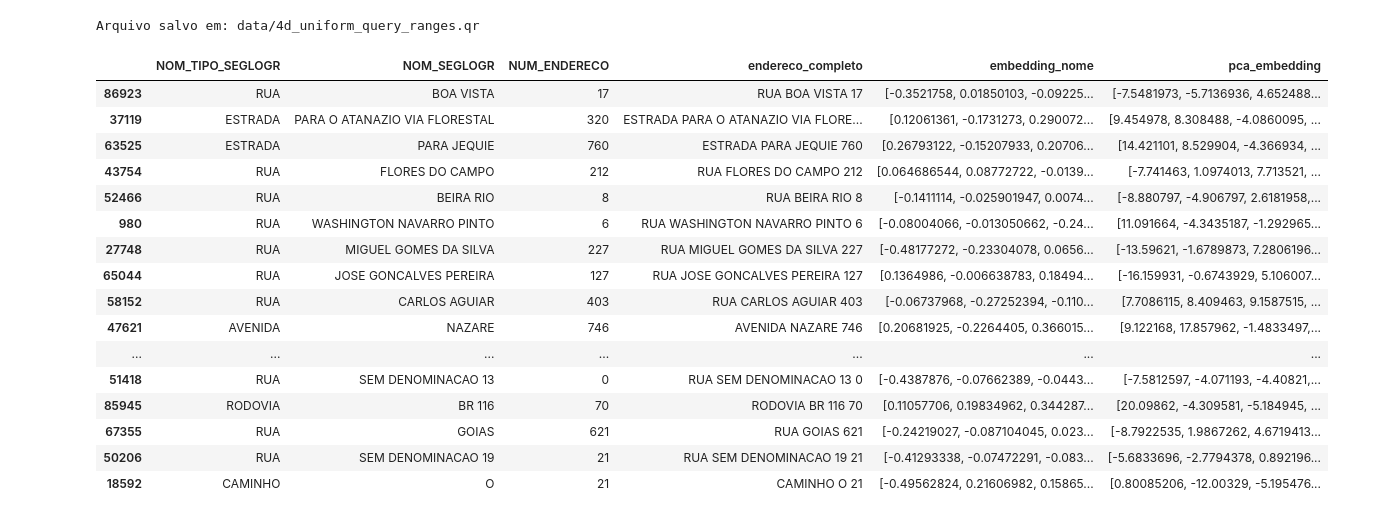
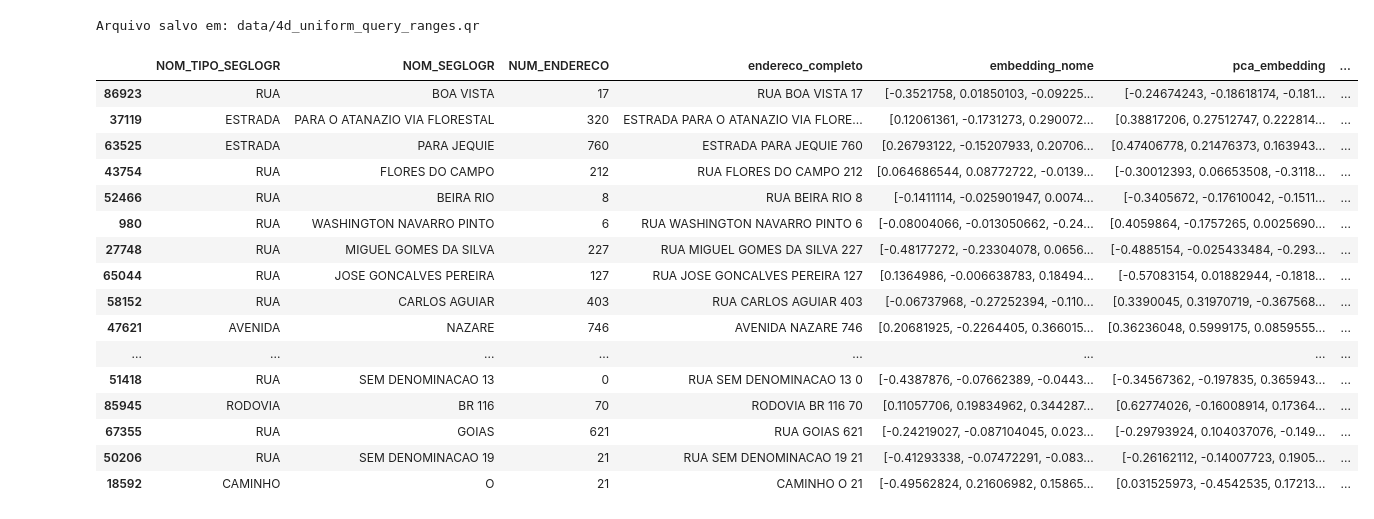
Before and after one commit to GuilhermeWaldschmidtPereira/LISA, a Jupyter notebook: 4d_uniform/main2.ipynb, the cells around one changed output. Saved outputs shown, nothing was run; the diff lists cells and outputs as text; code cells hidden in the pictures.

Commit message:
Funcionando para busca de ponto

```diff
--- a/4d_uniform/main2.ipynb
+++ b/4d_uniform/main2.ipynb
@@ -132,14 +132,20 @@ scaler = StandardScaler()
 X = np.stack(df_corrupto["embedding_nome"].values)
 X_scaled = scaler.fit_transform(X)
 pca = PCA(n_components=4)
-df_corrupto["pca_embedding"] = list(pca.fit_transform(X_scaled))
+df_corrupto["pca_embedding"] = list(
+    (pca.fit_transform(X_scaled / np.linalg.norm(X_scaled, axis=1, keepdims=True)) - np.min(X_scaled)) /
+    (np.max(X_scaled) - np.min(X_scaled))
+)
 # %%
 # Aplicando PCA
 scaler = StandardScaler()
 X = np.stack(df_aux["embedding_nome"].values)
 X_scaled = scaler.fit_transform(X)
 pca = PCA(n_components=4)
-df_aux["pca_embedding"] = list(pca.fit_transform(X_scaled))
+df_aux["pca_embedding"] = list(
+    (pca.fit_transform(X_scaled / np.linalg.norm(X_scaled, axis=1, keepdims=True)) - np.min(X_scaled)) /
+    (np.max(X_scaled) - np.min(X_scaled))
+)
 # %%
 df_corrupto
 # %% [output]
@@ -229,25 +240,25 @@ Arquivo salvo em: data/4d_uniform_query_ranges.qr
 # %%
 indexes_corruptos = df_corrupto.index.tolist()
 
-df_aux.loc[indexes_corruptos]
+df_aux.loc[indexes_corruptos].assign(Contador=range(1, len(indexes_corruptos) + 1))
 # %% [output]
-|  | NOM_TIPO_SEGLOGR | NOM_SEGLOGR | NUM_ENDERECO | endereco_completo | embedding_nome | pca_embedding |
-| 86923 | RUA | BOA VISTA | 17 | RUA BOA VISTA 17 | [-0.3521758, 0.01850103, -0.09225... | [-7.5481973, -5.7136936, 4.652488... |
-| 37119 | ESTRADA | PARA O ATANAZIO VIA FLORESTAL | 320 | ESTRADA PARA O ATANAZIO VIA FLORE... | [0.12061361, -0.1731273, 0.290072... | [9.454978, 8.308488, -4.0860095, ... |
-| 63525 | ESTRADA | PARA JEQUIE | 760 | ESTRADA PARA JEQUIE 760 | [0.26793122, -0.15207933, 0.20706... | [14.421101, 8.529904, -4.366934, ... |
-| 43754 | RUA | FLORES DO CAMPO | 212 | RUA FLORES DO CAMPO 212 | [0.064686544, 0.08772722, -0.0139... | [-7.741463, 1.0974013, 7.713521, ... |
-| 52466 | RUA | BEIRA RIO | 8 | RUA BEIRA RIO 8 | [-0.1411114, -0.025901947, 0.0074... | [-8.880797, -4.906797, 2.6181958,... |
-| 980 | RUA | WASHINGTON NAVARRO PINTO | 6 | RUA WASHINGTON NAVARRO PINTO 6 | [-0.08004066, -0.013050662, -0.24... | [11.091664, -4.3435187, -1.292965... |
-| 27748 | RUA | MIGUEL GOMES DA SILVA | 227 | RUA MIGUEL GOMES DA SILVA 227 | [-0.48177272, -0.23304078, 0.0656... | [-13.59621, -1.6789873, 7.2806196... |
-| 65044 | RUA | JOSE GONCALVES PEREIRA | 127 | RUA JOSE GONCALVES PEREIRA 127 | [0.1364986, -0.006638783, 0.18494... | [-16.159931, -0.6743929, 5.106007... |
-| 58152 | RUA | CARLOS AGUIAR | 403 | RUA CARLOS AGUIAR 403 | [-0.06737968, -0.27252394, -0.110... | [7.7086115, 8.409463, 9.1587515, ... |
-| 47621 | AVENIDA | NAZARE | 746 | AVENIDA NAZARE 746 | [0.20681925, -0.2264405, 0.366015... | [9.122168, 17.857962, -1.4833497,... |
-| ... | ... | ... | ... | ... | ... | ... |
-| 51418 | RUA | SEM DENOMINACAO 13 | 0 | RUA SEM DENOMINACAO 13 0 | [-0.4387876, -0.07662389, -0.0443... | [-7.5812597, -4.071193, -4.40821,... |
-| 85945 | RODOVIA | BR 116 | 70 | RODOVIA BR 116 70 | [0.11057706, 0.19834962, 0.344287... | [20.09862, -4.309581, -5.184945, ... |
-| 67355 | RUA | GOIAS | 621 | RUA GOIAS 621 | [-0.24219027, -0.087104045, 0.023... | [-8.7922535, 1.9867262, 4.6719413... |
-| 50206 | RUA | SEM DENOMINACAO 19 | 21 | RUA SEM DENOMINACAO 19 21 | [-0.41293338, -0.07472291, -0.083... | [-5.6833696, -2.7794378, 0.892196... |
-| 18592 | CAMINHO | O | 21 | CAMINHO O 21 | [-0.49562824, 0.21606982, 0.15865... | [0.80085206, -12.00329, -5.195476... |
+|  | NOM_TIPO_SEGLOGR | NOM_SEGLOGR | NUM_ENDERECO | endereco_completo | embedding_nome | pca_embedding | ... |
+| 86923 | RUA | BOA VISTA | 17 | RUA BOA VISTA 17 | [-0.3521758, 0.01850103, -0.09225... | [-0.24674243, -0.18618174, -0.181... | ... |
+| 37119 | ESTRADA | PARA O ATANAZIO VIA FLORESTAL | 320 | ESTRADA PARA O ATANAZIO VIA FLORE... | [0.12061361, -0.1731273, 0.290072... | [0.38817206, 0.27512747, 0.222814... | ... |
+| 63525 | ESTRADA | PARA JEQUIE | 760 | ESTRADA PARA JEQUIE 760 | [0.26793122, -0.15207933, 0.20706... | [0.47406778, 0.21476373, 0.163943... | ... |
+| 43754 | RUA | FLORES DO CAMPO | 212 | RUA FLORES DO CAMPO 212 | [0.064686544, 0.08772722, -0.0139... | [-0.30012393, 0.06653508, -0.3118... | ... |
+| 52466 | RUA | BEIRA RIO | 8 | RUA BEIRA RIO 8 | [-0.1411114, -0.025901947, 0.0074... | [-0.3405672, -0.17610042, -0.1511... | ... |
+| 980 | RUA | WASHINGTON NAVARRO PINTO | 6 | RUA WASHINGTON NAVARRO PINTO 6 | [-0.08004066, -0.013050662, -0.24... | [0.4059864, -0.1757265, 0.0025690... | ... |
+| 27748 | RUA | MIGUEL GOMES DA SILVA | 227 | RUA MIGUEL GOMES DA SILVA 227 | [-0.48177272, -0.23304078, 0.0656... | [-0.4885154, -0.025433484, -0.293... | ... |
+| 65044 | RUA | JOSE GONCALVES PEREIRA | 127 | RUA JOSE GONCALVES PEREIRA 127 | [0.1364986, -0.006638783, 0.18494... | [-0.57083154, 0.01882944, -0.1818... | ... |
+| 58152 | RUA | CARLOS AGUIAR | 403 | RUA CARLOS AGUIAR 403 | [-0.06737968, -0.27252394, -0.110... | [0.3390045, 0.31970719, -0.367568... | ... |
+| 47621 | AVENIDA | NAZARE | 746 | AVENIDA NAZARE 746 | [0.20681925, -0.2264405, 0.366015... | [0.36236048, 0.5999175, 0.0859555... | ... |
+| ... | ... | ... | ... | ... | ... | ... | ... |
+| 51418 | RUA | SEM DENOMINACAO 13 | 0 | RUA SEM DENOMINACAO 13 0 | [-0.4387876, -0.07662389, -0.0443... | [-0.34567362, -0.197835, 0.365943... | ... |
+| 85945 | RODOVIA | BR 116 | 70 | RODOVIA BR 116 70 | [0.11057706, 0.19834962, 0.344287... | [0.62774026, -0.16008914, 0.17364... | ... |
+| 67355 | RUA | GOIAS | 621 | RUA GOIAS 621 | [-0.24219027, -0.087104045, 0.023... | [-0.29793924, 0.104037076, -0.149... | ... |
+| 50206 | RUA | SEM DENOMINACAO 19 | 21 | RUA SEM DENOMINACAO 19 21 | [-0.41293338, -0.07472291, -0.083... | [-0.26162112, -0.14007723, 0.1905... | ... |
+| 18592 | CAMINHO | O | 21 | CAMINHO O 21 | [-0.49562824, 0.21606982, 0.15865... | [0.031525973, -0.4542535, 0.17213... | ... |
 # %%
 
 import matplotlib.pyplot as plt
```
Also changed, not shown: parts of 8 cells of this notebook, 31 other files.
